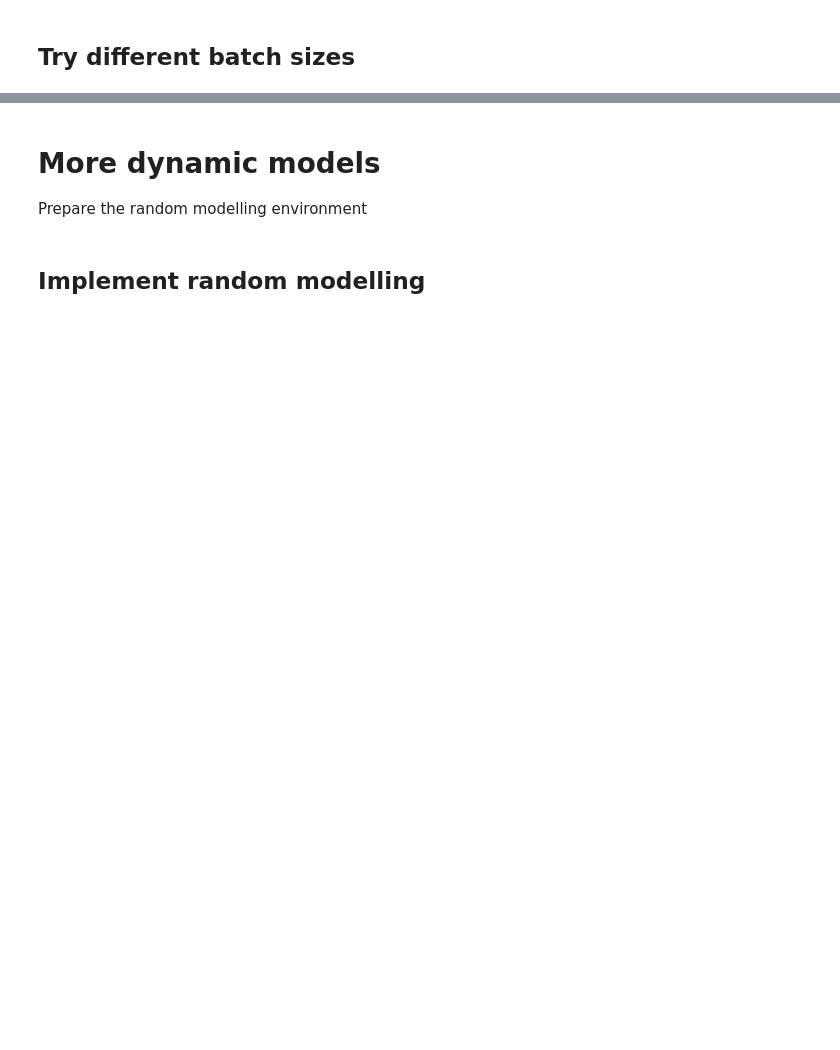
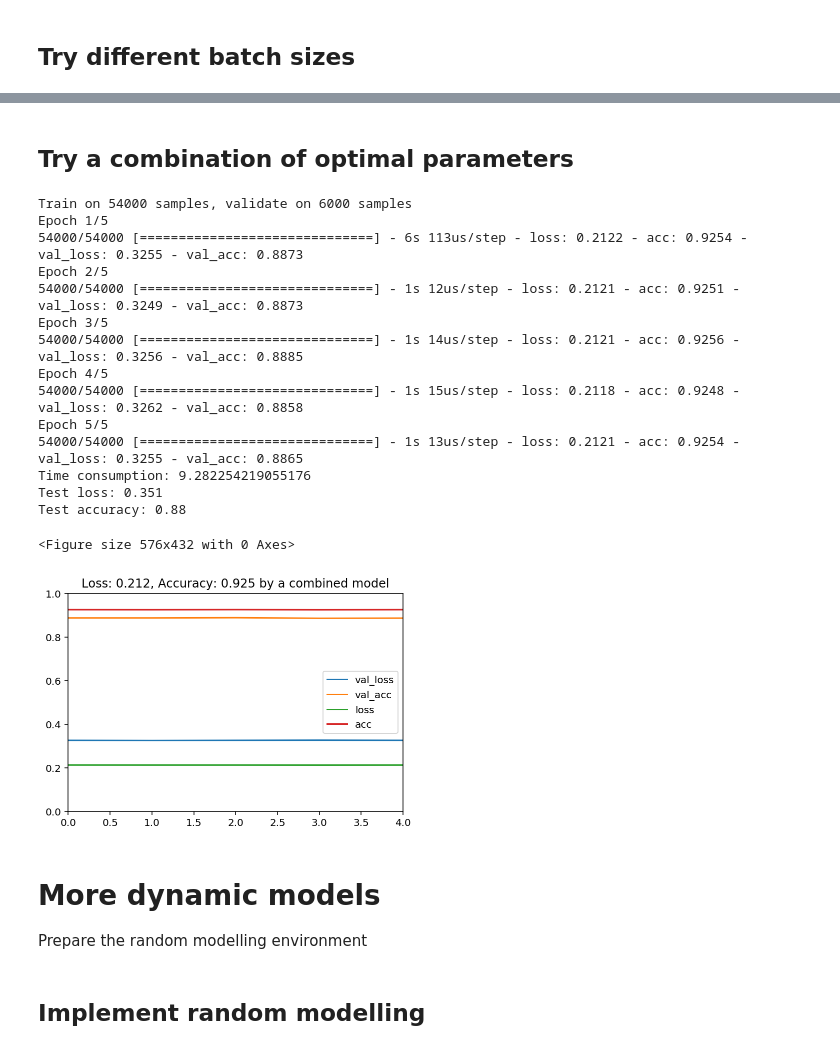
Before and after one commit to Cococatty/MachineLearningAssignment, a Jupyter notebook: 448_Assignment3.ipynb, the cells around one changed output, grey strips where cells are left out. Cells and saved outputs as stored; diff of their text form; code cells hidden in the pictures; blank space fills up the shorter version.

```diff
--- a/448_Assignment3.ipynb
+++ b/448_Assignment3.ipynb
@@ -249,3 +287,48 @@ Epoch 5/5
+# %% [markdown]
+## Try a combination of optimal parameters
+# %%
+
+learning_rate_c = 0.3
+batch_size_c =  1024
+
+
+StartTime = time.time()
+sgd_lr = optimizers.SGD(lr = learning_rate_c, decay=1e-6, momentum=0.0, nesterov=True)
+model.compile(optimizer = sgd_lr, loss = "categorical_crossentropy", metrics = ["accuracy"])
+
+model_fit = model.fit(x_train, y_train, batch_size = batch_size_c, epochs = 5, verbose = True, validation_split = 0.1)
+
+# End timer
+EndTime = time.time()
+durTime = EndTime - StartTime
+
+loss, accuracy = model.evaluate(x_test, y_test, verbose = False)
+
+plot_loss_accuracy(model_fit, title = "a combined model")
+
+# print(durTime)
+print(f'Time consumption: {durTime}')
+# 'Time consumption: ' +
+print(f'Test loss: {loss:.3}')
+print(f'Test accuracy: {accuracy:.3}')
+# print(f'Time cost: {time:.2}')
+# %% [output]
+Train on 54000 samples, validate on 6000 samples
+Epoch 1/5
+54000/54000 [==============================] - 6s 113us/step - loss: 0.2122 - acc: 0.9254 - val_loss: 0.3255 - val_acc: 0.8873
+Epoch 2/5
+54000/54000 [==============================] - 1s 12us/step - loss: 0.2121 - acc: 0.9251 - val_loss: 0.3249 - val_acc: 0.8873
+Epoch 3/5
+54000/54000 [==============================] - 1s 14us/step - loss: 0.2121 - acc: 0.9256 - val_loss: 0.3256 - val_acc: 0.8885
+Epoch 4/5
+54000/54000 [==============================] - 1s 15us/step - loss: 0.2118 - acc: 0.9248 - val_loss: 0.3262 - val_acc: 0.8858
+Epoch 5/5
+54000/54000 [==============================] - 1s 13us/step - loss: 0.2121 - acc: 0.9254 - val_loss: 0.3255 - val_acc: 0.8865
+Time consumption: 9.282254219055176
+Test loss: 0.351
+Test accuracy: 0.88
+<Figure size 576x432 with 0 Axes>
+[figure, added]
 # %% [markdown]
 # More dynamic models
 Prepare the random modelling environment
```
Also changed, not shown: parts of 12 cells of this notebook.
